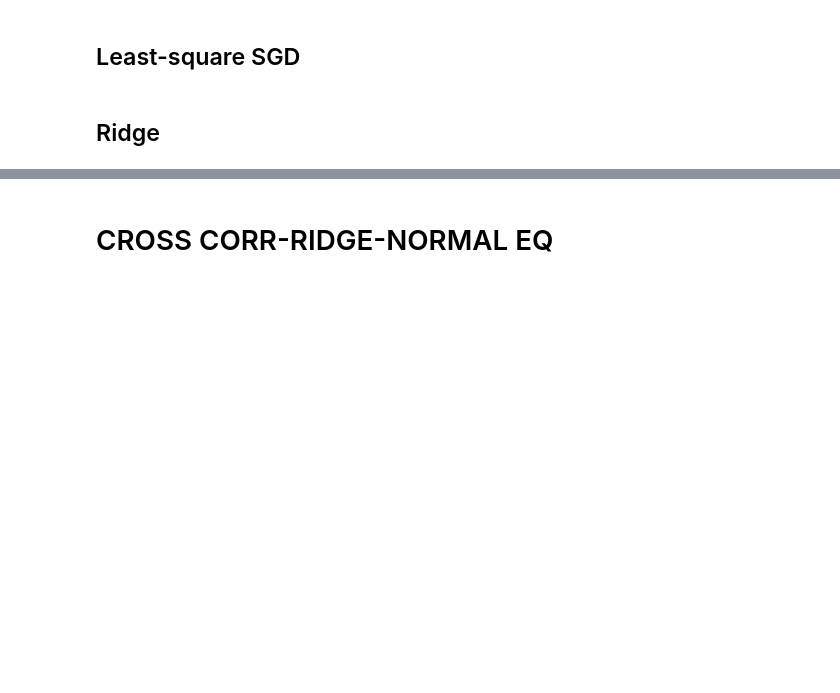
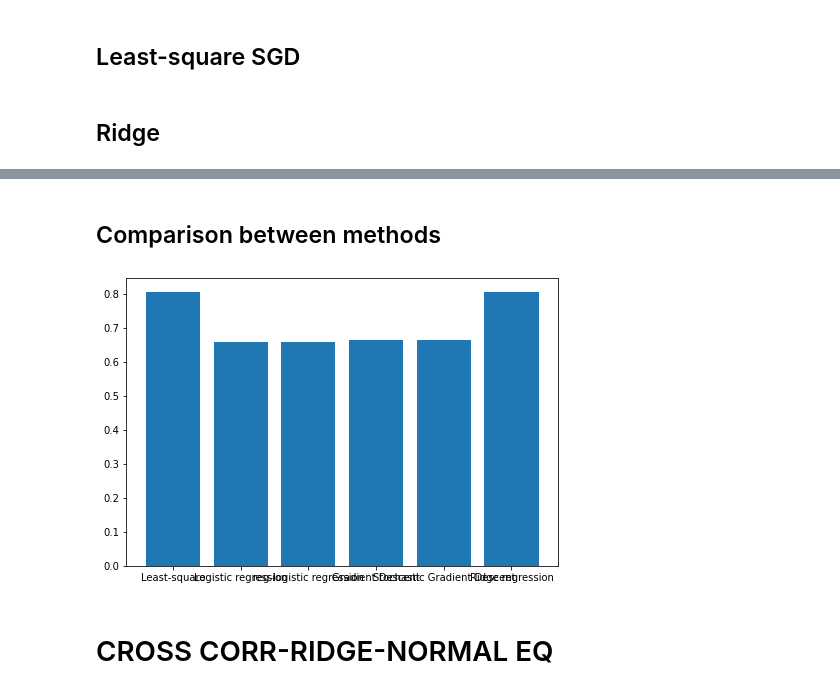
Before and after one commit to bunnY-law/ML2020, a Jupyter notebook: source/proj1.ipynb, the cells around one changed output, grey strips where cells are left out. Saved outputs shown, nothing was run; the diff lists cells and outputs as text; code cells hidden in the pictures; blank space fills up the shorter version.

```diff
--- a/source/proj1.ipynb
+++ b/source/proj1.ipynb
@@ -77,3 +84,15 @@ best_model = grid_search(lambdas,ratio,degrees,gammas,method,tx,y,'ridge')
+# %% [markdown]
+## Comparison between methods
+# %%
+names = ['Least-square','Logistic regression','reg-logistic regression','Gradient Descent','Stochastic Gradient Descent','Ridge regression']
+best = [0.80402,0.6578,0.6578,0.66366,0.66366,0.80592]
+ind = np.arange(6)
+fig = plt.figure()
+ax = fig.add_axes([0,0,1,1])
+ax.bar(names,best)
+plt.show()
+# %% [output]
+[figure, added]
 # %% [markdown]
 # CROSS CORR-RIDGE-NORMAL EQ
 # %%
```
Also changed, not shown: parts of 3 cells of this notebook, 1 other file.
